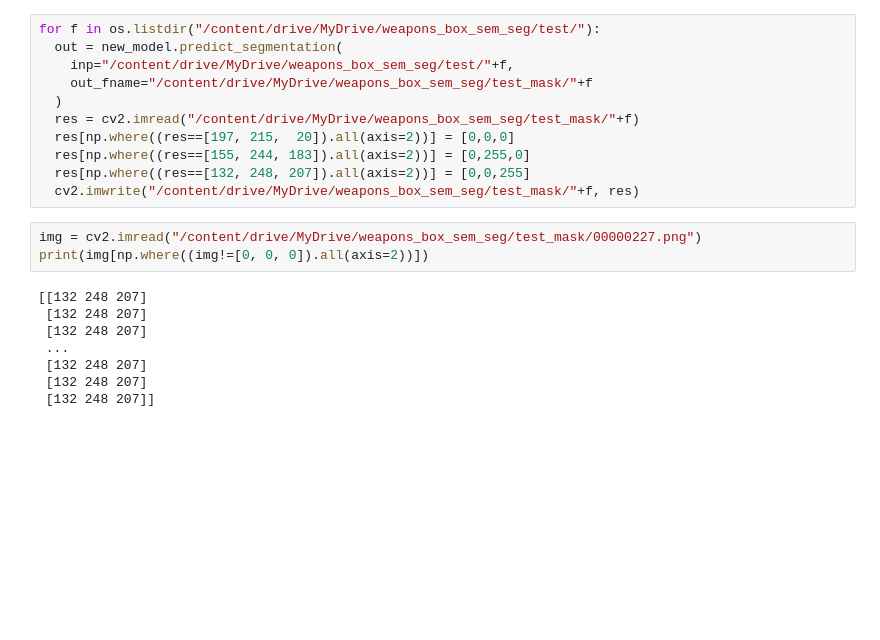
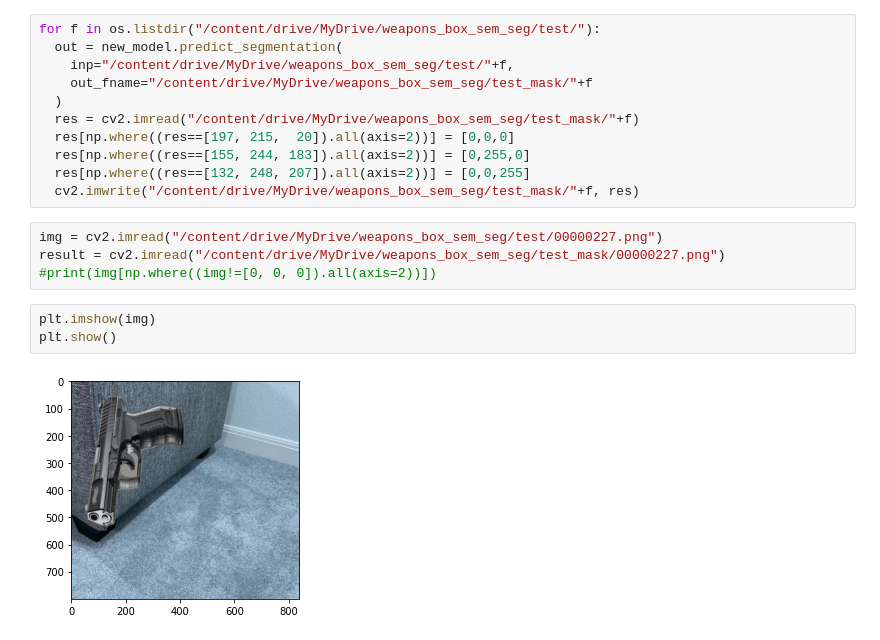
Before and after one commit to Ritaprava95/Weapon_Segmentaion, a Jupyter notebook: WeaponSegmentation.ipynb, the cells around one changed output. Saved outputs shown, nothing was run; the diff lists cells and outputs as text; blank space fills up the shorter version.

```diff
--- a/WeaponSegmentation.ipynb
+++ b/WeaponSegmentation.ipynb
@@ -190,13 +190,11 @@ for f in os.listdir("/content/drive/MyDrive/weapons_box_sem_seg/test/"):
   res[np.where((res==[132, 248, 207]).all(axis=2))] = [0,0,255]
   cv2.imwrite("/content/drive/MyDrive/weapons_box_sem_seg/test_mask/"+f, res)
 # %%
-img = cv2.imread("/content/drive/MyDrive/weapons_box_sem_seg/test_mask/00000227.png")
-print(img[np.where((img!=[0, 0, 0]).all(axis=2))])
+img = cv2.imread("/content/drive/MyDrive/weapons_box_sem_seg/test/00000227.png")
+result = cv2.imread("/content/drive/MyDrive/weapons_box_sem_seg/test_mask/00000227.png")
+#print(img[np.where((img!=[0, 0, 0]).all(axis=2))])
-# %% [output]
-[[132 248 207]
- [132 248 207]
- [132 248 207]
- ...
- [132 248 207]
- [132 248 207]
- [132 248 207]]
+# %%
+plt.imshow(img)
+plt.show()
+# %% [output]
+[figure, added]
```
Also changed, not shown: parts of 2 cells of this notebook.
